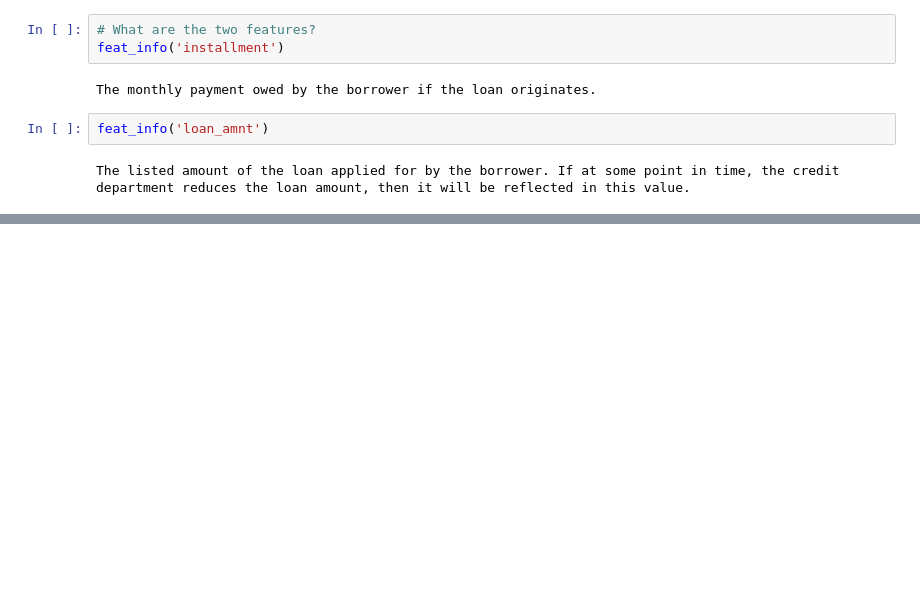
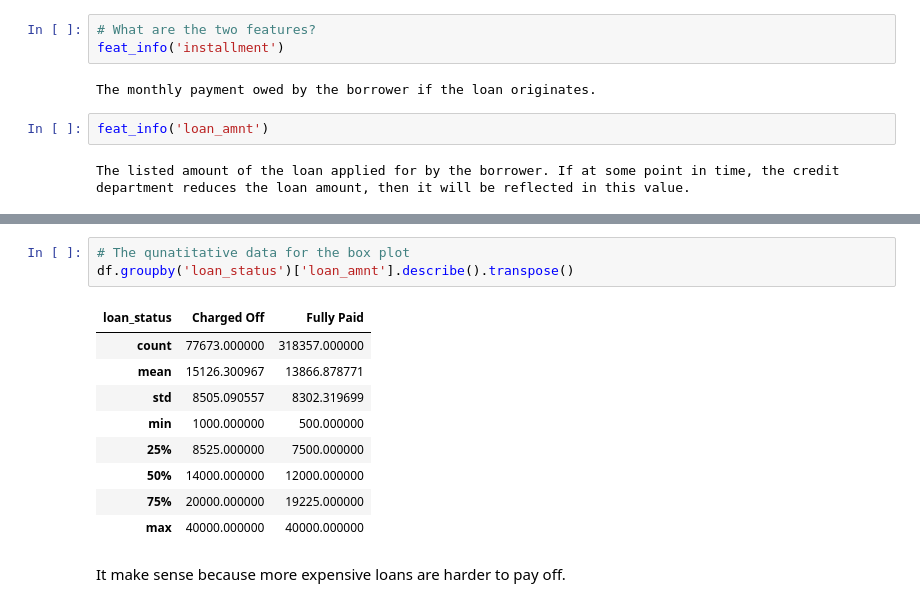
Before and after one commit to bdotbull/bb_learning_tf2_and_keras, a Jupyter notebook: topics/classification/classification_project.ipynb, the cells around one changed output, grey strips where cells are left out. Saved outputs shown, nothing was run; the diff lists cells and outputs as text; blank space fills up the shorter version.

```diff
--- a/topics/classification/classification_project.ipynb
+++ b/topics/classification/classification_project.ipynb
@@ -150,0 +163,15 @@ The listed amount of the loan applied for by the borrower. If at some point in t
+# %%
+# The qunatitative data for the box plot
+df.groupby('loan_status')['loan_amnt'].describe().transpose()
+# %% [output]
+| loan_status | Charged Off | Fully Paid |
+| count | 77673.000000 | 318357.000000 |
+| mean | 15126.300967 | 13866.878771 |
+| std | 8505.090557 | 8302.319699 |
+| min | 1000.000000 | 500.000000 |
+| 25% | 8525.000000 | 7500.000000 |
+| 50% | 14000.000000 | 12000.000000 |
+| 75% | 20000.000000 | 19225.000000 |
+| max | 40000.000000 | 40000.000000 |
+# %% [markdown]
+It make sense because more expensive loans are harder to pay off.
```
Also changed, not shown: parts of 4 cells of this notebook.
